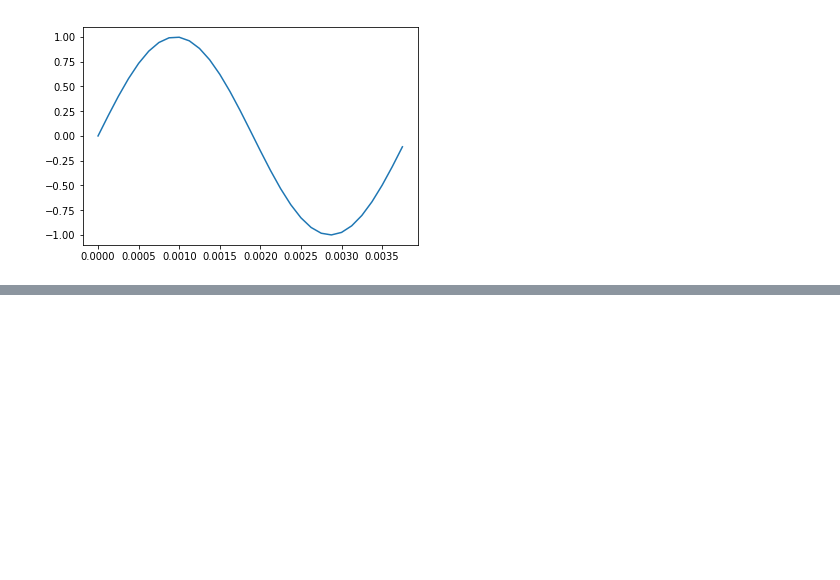
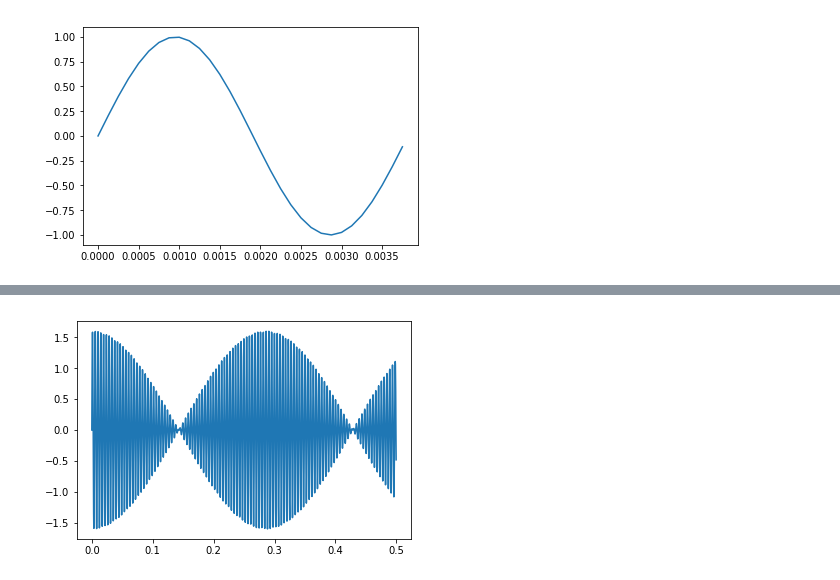
Before and after one commit to fumuumuf/train-dsp, a Jupyter notebook: work/chap01/chap01_章末問題.ipynb, the cells around one changed output, grey strips where cells are left out. Saved outputs shown, nothing was run; the diff lists cells and outputs as text; code cells hidden in the pictures; blank space fills up the shorter version.

```diff
--- a/work/chap01/chap01_章末問題.ipynb
+++ b/work/chap01/chap01_章末問題.ipynb
@@ -89,0 +89,14 @@ cis.audioplay(y2, fs)
+# %%
+a = 0.8
+f1 = 435
+f2 = 442
+
+y438,range1 = curve(a,f1)
+y442,range2 = curve(a,f2)
+yy = y438+y442
+cis.audioplay(yy, fs)
+
+plt_size = 2000
+plt.plot(t[:plt_size], yy[:plt_size])
+plt.show()
+# %% [output]
@@ -89,0 +104 @@ cis.audioplay(y2, fs)
+[figure, added]
```
Also changed, not shown: parts of 12 cells of this notebook, 1 other file.
